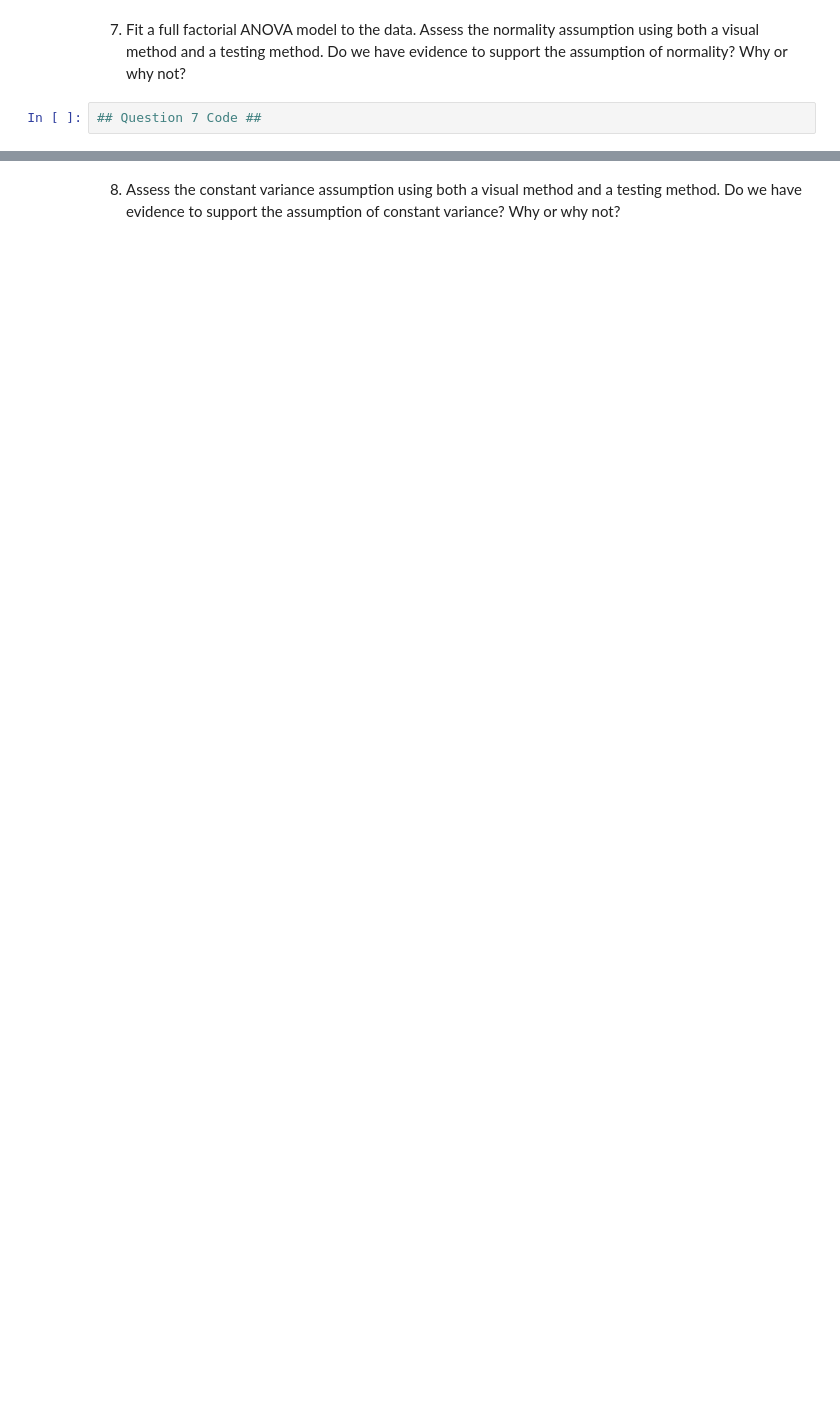
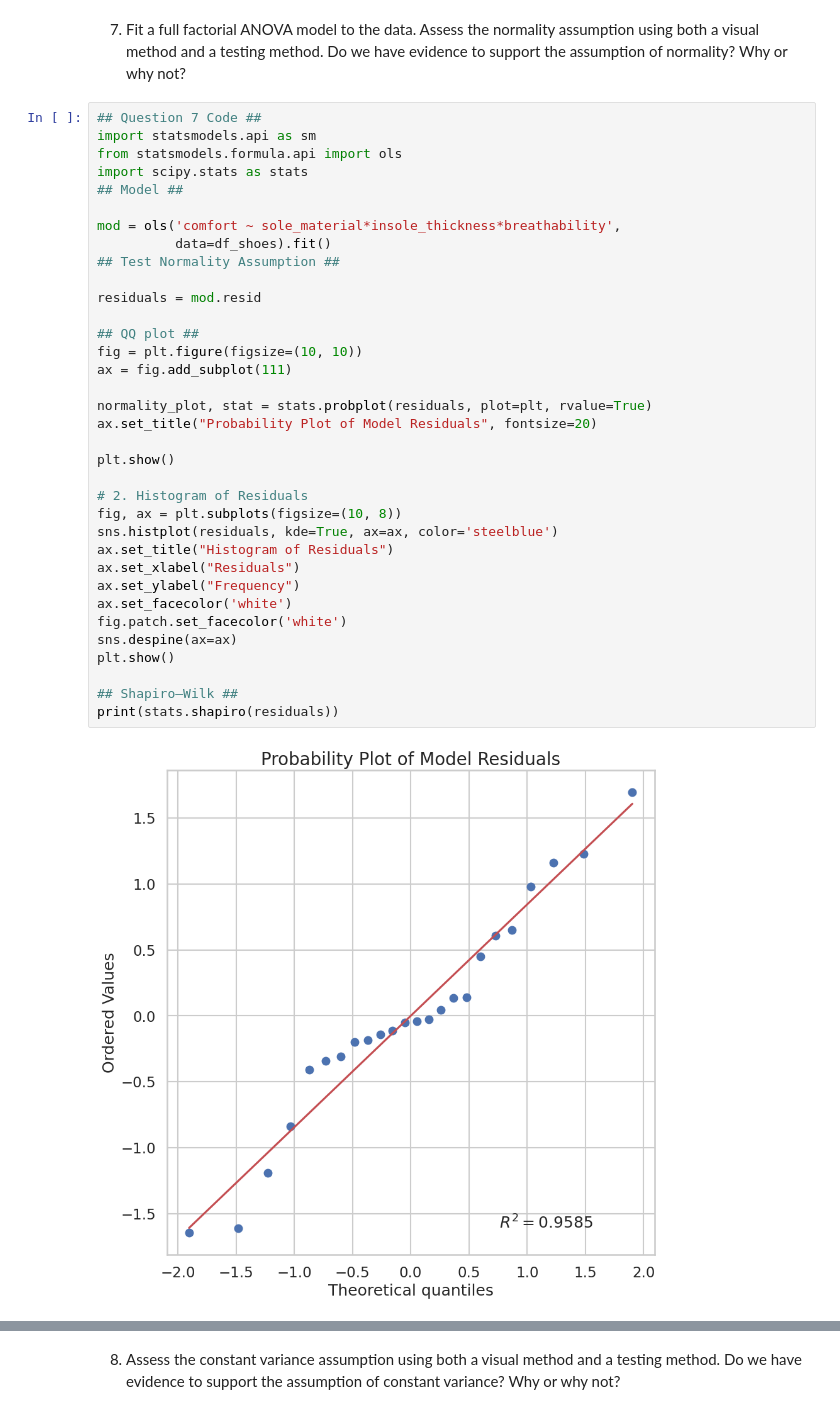
Before and after one commit to shahrukh-malikk/STAT-7220-Applied-Experimental-Design, a Jupyter notebook: Assignments/HW3/STAT-7220-HW3.ipynb, the cells around one changed output, grey strips where cells are left out. Cells and saved outputs as stored; diff of their text form; blank space fills up the shorter version.

```diff
--- a/Assignments/HW3/STAT-7220-HW3.ipynb
+++ b/Assignments/HW3/STAT-7220-HW3.ipynb
@@ -170,3 +220,38 @@ sns.set(style="whitegrid", context="talk")
 7.  Fit a full factorial ANOVA model to the data. Assess the normality assumption using both a visual method and a testing method. Do we have evidence to support the assumption of normality? Why or why not?
 # %%
 ## Question 7 Code ##
+import statsmodels.api as sm
+from statsmodels.formula.api import ols
+import scipy.stats as stats
+## Model ##
+
+mod = ols('comfort ~ sole_material*insole_thickness*breathability',
+          data=df_shoes).fit()
+## Test Normality Assumption ##
+
+residuals = mod.resid
+
+## QQ plot ##
+fig = plt.figure(figsize=(10, 10))
+ax = fig.add_subplot(111)
+
+normality_plot, stat = stats.probplot(residuals, plot=plt, rvalue=True)
+ax.set_title("Probability Plot of Model Residuals", fontsize=20)
+
+plt.show()
+
+# 2. Histogram of Residuals
+fig, ax = plt.subplots(figsize=(10, 8))
+sns.histplot(residuals, kde=True, ax=ax, color='steelblue')
+ax.set_title("Histogram of Residuals")
+ax.set_xlabel("Residuals")
+ax.set_ylabel("Frequency")
+ax.set_facecolor('white')
+fig.patch.set_facecolor('white')
+sns.despine(ax=ax)
+plt.show()
+
+## Shapiro–Wilk ##
+print(stats.shapiro(residuals))
+# %% [output]
+[figure, added]
```
Also changed, not shown: parts of 19 cells of this notebook.
